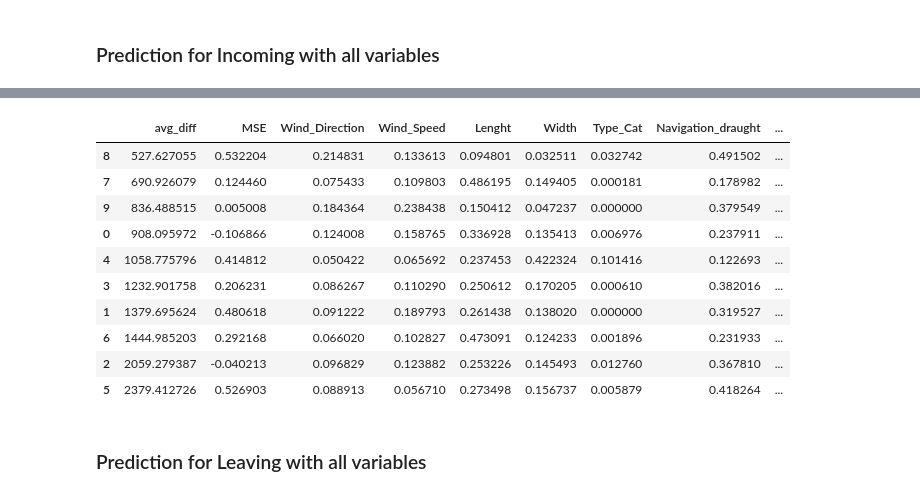
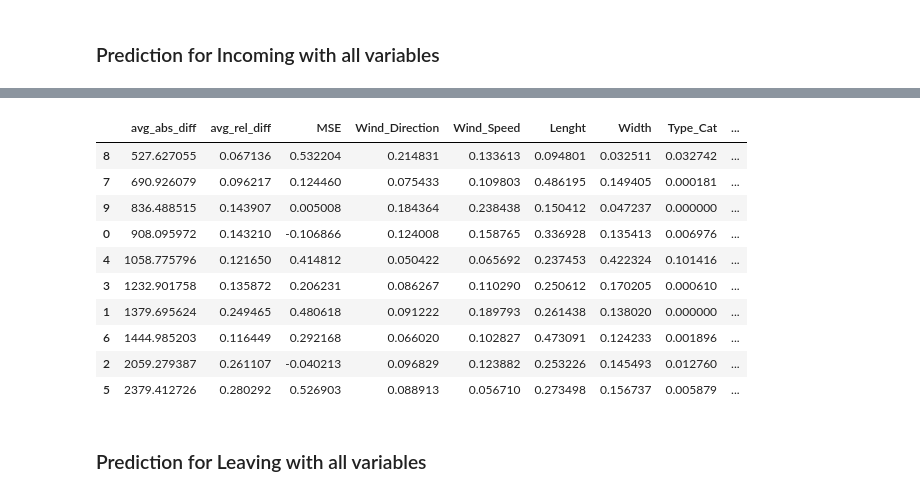
Before and after one commit to allanguzmanf/CIEM6302, a Jupyter notebook: Predictions.ipynb, the cells around one changed output, grey strips where cells are left out. Drawn from its saved outputs; the diff is of its cells as text; code cells hidden in the pictures.

Commit message:
added relative distance %

```diff
--- a/Predictions.ipynb
+++ b/Predictions.ipynb
@@ -235,6 +234,7 @@ def Random_forest(grouped_df, haven, grouped=1):
     # Separate features (X) and target variable (y)
     X = haven_df.drop(columns='distance')
     y = haven_df['distance']
+    total_traj = trajectories_length.loc[haven]['total_lengths']
 
     # Split the data into training and testing sets
     X_train, X_test, y_train, y_test = train_test_split(
@@ -255,16 +255,21 @@ def Random_forest(grouped_df, haven, grouped=1):
     X_test['original_distance'] = y_test
 
     # Calculate absolute difference between predicted and original distances
-    X_test['diff_dist'] = abs(
+    X_test['diff_abs_dist'] = abs(
         X_test['predicted_distance'] - X_test['original_distance'])
 
+    # Calculate relative difference between predicted and original distances
+    X_test['diff_rel_dist'] = X_test['diff_abs_dist']/total_traj
+
+
     # Calculate average difference and Mean Squared Error (MSE)
-    average_diff = X_test['diff_dist'].mean()
+    average_abs_diff = X_test['diff_abs_dist'].mean()
+    average_rel_diff = X_test['diff_rel_dist'].mean()
     mse = r2_score(y_test, y_pred)
 
     # Create a list of values and columns for the output DataFrame
-    values = [average_diff, mse]
-    columns = ['avg_diff', 'MSE']
+    values = [average_abs_diff, average_rel_diff, mse]
+    columns = ['avg_abs_diff','avg_rel_diff', 'MSE']
 
     # Access feature importances from the Random Forest model
     feature_importances = rf_model.feature_importances_.tolist()
@@ -277,9 +282,6 @@ def Random_forest(grouped_df, haven, grouped=1):
     if grouped == 1:
         values.extend([haven])
         columns.extend(['haven'])
-        columns.extend(['relative_distance_diff'])
-        values.extend(
-            [average_diff / trajectories_length.loc[haven]['total_lengths']])
 
     # Create the output DataFrame
     output = pd.DataFrame([values], columns=columns)
@@ -293,23 +295,32 @@ incoming_per_haven = pd.DataFrame(
     incoming_trajectories['to_haven'].value_counts())
 incoming_per_haven.reset_index(inplace=True)
 incoming_trajectories = incoming_trajectories.groupby(
-    'to_haven').apply(lambda x: x).drop(columns='to_haven')
+    'to_haven',group_keys=True).apply(lambda x: x).drop(columns='to_haven')
 # %%
-# Data frame to get an overview of the results and the feature importance
-incoming_pred_forest = []
-incoming_overall_avg = []
-for haven in havens:
-    avg_diff, pred = Random_forest(incoming_trajectories, haven)
-    incoming_overall_avg.extend(list(pred['diff_dist']))
-    incoming_pred_forest.append(avg_diff)
+def incoming_forest(incoming_trajectories,incoming_per_haven): # Data frame to get an overview of the results and the feature importance
+  incoming_pred_forest = []
+  incoming_overall_avg_abs = []
+  incoming_overall_avg_rel = []
+  for haven in havens:
+      avg_diff, pred = Random_forest(incoming_trajectories, haven)
+      incoming_overall_avg_abs.extend(list(pred['diff_abs_dist']))
+      incoming_overall_avg_rel.extend(list(pred['diff_rel_dist']))
+      incoming_pred_forest.append(avg_diff)
 
-# Overall Average distance between predicted and real locations
-print("Average distance between predicted and real locations: ",
-      sum(incoming_overall_avg)/len(incoming_overall_avg), "meters")
-incoming_pred_forest = pd.concat(incoming_pred_forest).reset_index(drop=True)
+  # Overall Average distances between predicted and real locations
+  print("Average absolute distance between predicted and real locations: ",
+        sum(incoming_overall_avg_abs)/len(incoming_overall_avg_abs), "meters")
+  # Overall Average distances between predicted and real locations relative
+  # to the trajectory length
+  print("Average relative distance between predicted and real locations: ",
+        sum(incoming_overall_avg_rel)/len(incoming_overall_avg_rel))
 
-incoming_pred_forest = incoming_pred_forest.merge(incoming_per_haven[[
-                                                  'to_haven', 'count']], left_on='haven', right_on='to_haven').drop(columns='to_haven')
+  incoming_pred_forest = pd.concat(incoming_pred_forest).reset_index(drop=True)
 
-incoming_pred_forest.sort_values(by='avg_diff', ascending=True)
+  incoming_pred_forest = incoming_pred_forest.merge(incoming_per_haven[[
+                                                    'index', 'to_haven']], left_on='haven', right_on='index').drop(columns='index')
+
+  return incoming_pred_forest.sort_values(by='avg_abs_diff', ascending=True)
+
+incoming_forest(incoming_trajectories,incoming_per_haven)
 # %% [output]
@@ -317,14 +329,14 @@ Average distance between predicted and real locations:  1217.591720950218 meters
-|  | avg_diff | MSE | Wind_Direction | Wind_Speed | Lenght | Width | Type_Cat | Navigation_draught | ... |
-| 8 | 527.627055 | 0.532204 | 0.214831 | 0.133613 | 0.094801 | 0.032511 | 0.032742 | 0.491502 | ... |
-| 7 | 690.926079 | 0.124460 | 0.075433 | 0.109803 | 0.486195 | 0.149405 | 0.000181 | 0.178982 | ... |
-| 9 | 836.488515 | 0.005008 | 0.184364 | 0.238438 | 0.150412 | 0.047237 | 0.000000 | 0.379549 | ... |
-| 0 | 908.095972 | -0.106866 | 0.124008 | 0.158765 | 0.336928 | 0.135413 | 0.006976 | 0.237911 | ... |
-| 4 | 1058.775796 | 0.414812 | 0.050422 | 0.065692 | 0.237453 | 0.422324 | 0.101416 | 0.122693 | ... |
-| 3 | 1232.901758 | 0.206231 | 0.086267 | 0.110290 | 0.250612 | 0.170205 | 0.000610 | 0.382016 | ... |
-| 1 | 1379.695624 | 0.480618 | 0.091222 | 0.189793 | 0.261438 | 0.138020 | 0.000000 | 0.319527 | ... |
-| 6 | 1444.985203 | 0.292168 | 0.066020 | 0.102827 | 0.473091 | 0.124233 | 0.001896 | 0.231933 | ... |
-| 2 | 2059.279387 | -0.040213 | 0.096829 | 0.123882 | 0.253226 | 0.145493 | 0.012760 | 0.367810 | ... |
-| 5 | 2379.412726 | 0.526903 | 0.088913 | 0.056710 | 0.273498 | 0.156737 | 0.005879 | 0.418264 | ... |
+|  | avg_abs_diff | avg_rel_diff | MSE | Wind_Direction | Wind_Speed | Lenght | Width | Type_Cat | ... |
+| 8 | 527.627055 | 0.067136 | 0.532204 | 0.214831 | 0.133613 | 0.094801 | 0.032511 | 0.032742 | ... |
+| 7 | 690.926079 | 0.096217 | 0.124460 | 0.075433 | 0.109803 | 0.486195 | 0.149405 | 0.000181 | ... |
+| 9 | 836.488515 | 0.143907 | 0.005008 | 0.184364 | 0.238438 | 0.150412 | 0.047237 | 0.000000 | ... |
+| 0 | 908.095972 | 0.143210 | -0.106866 | 0.124008 | 0.158765 | 0.336928 | 0.135413 | 0.006976 | ... |
+| 4 | 1058.775796 | 0.121650 | 0.414812 | 0.050422 | 0.065692 | 0.237453 | 0.422324 | 0.101416 | ... |
+| 3 | 1232.901758 | 0.135872 | 0.206231 | 0.086267 | 0.110290 | 0.250612 | 0.170205 | 0.000610 | ... |
+| 1 | 1379.695624 | 0.249465 | 0.480618 | 0.091222 | 0.189793 | 0.261438 | 0.138020 | 0.000000 | ... |
+| 6 | 1444.985203 | 0.116449 | 0.292168 | 0.066020 | 0.102827 | 0.473091 | 0.124233 | 0.001896 | ... |
+| 2 | 2059.279387 | 0.261107 | -0.040213 | 0.096829 | 0.123882 | 0.253226 | 0.145493 | 0.012760 | ... |
+| 5 | 2379.412726 | 0.280292 | 0.526903 | 0.088913 | 0.056710 | 0.273498 | 0.156737 | 0.005879 | ... |
 # %% [markdown]
 ### Prediction for Leaving with all variables
 # %%
```
Also changed, not shown: parts of 27 cells of this notebook, 1 other file.
